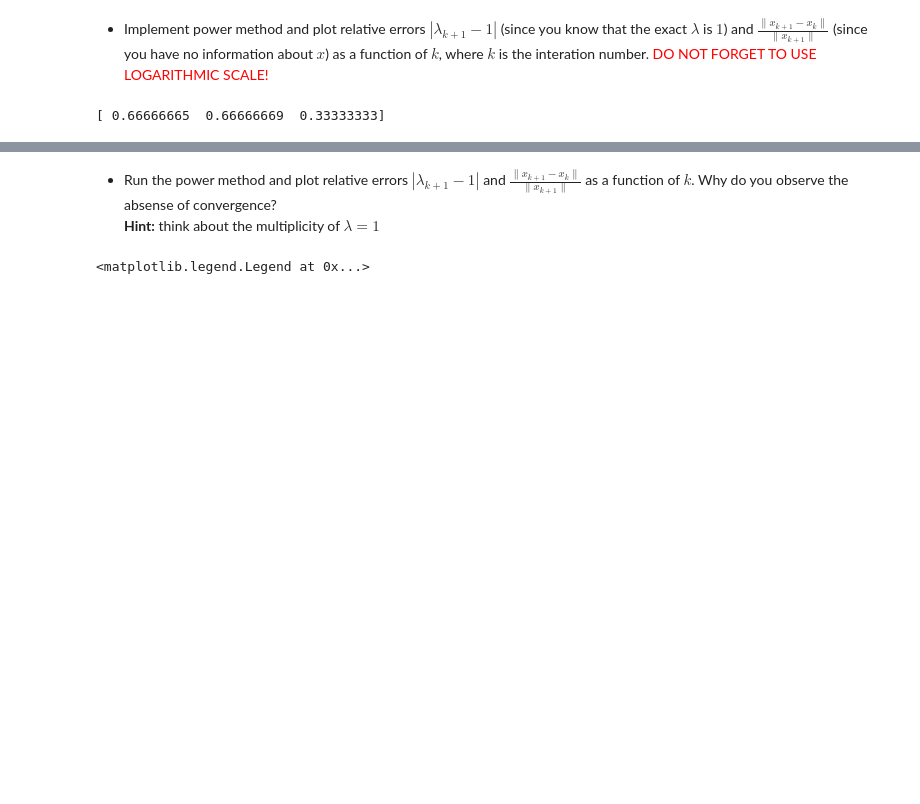
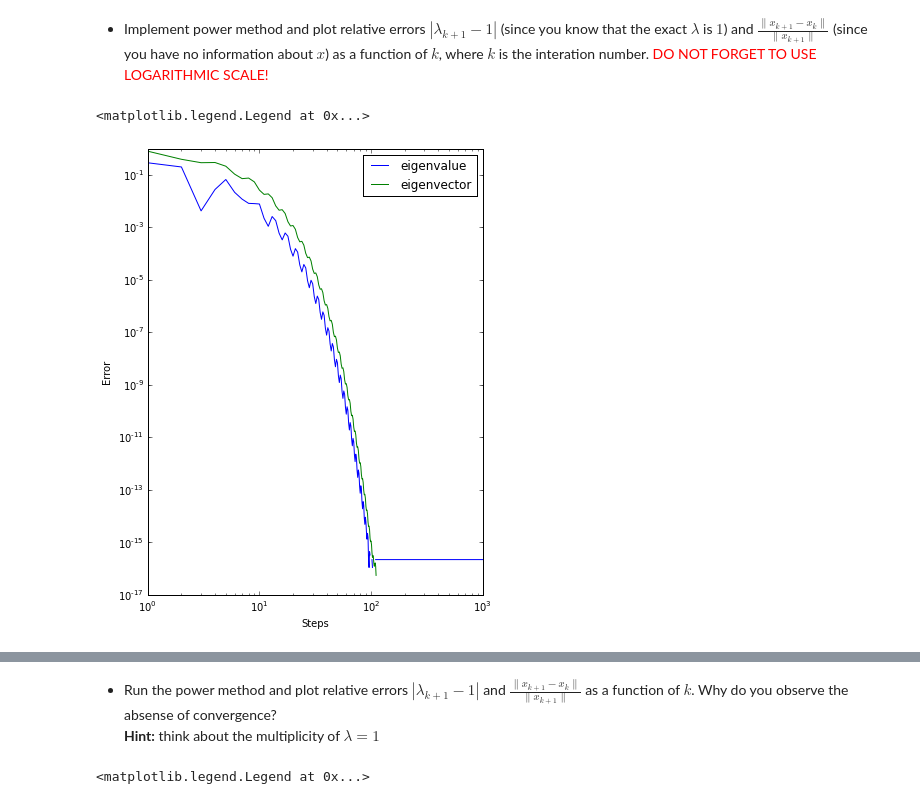
Before and after one commit to silkbottle/nla-hometasks, a Jupyter notebook: homework-3.ipynb, the cells around one changed output, grey strips where cells are left out. Drawn from its saved outputs; the diff is of its cells as text; code cells hidden in the pictures; blank space fills up the shorter version.

```diff
--- a/homework-3.ipynb
+++ b/homework-3.ipynb
@@ -167,19 +167,31 @@ plot_results({'householder': (h, sizes), 'GS': (gs, sizes), 'MGS': (mgs, sizes)}
 A = np.array([[0, 1./2, 1], [1, 0, 0], [0, 1./2, 0]])
 # %% [markdown]
 * Implement power method and plot relative errors ${|\lambda_{k+1} - 1|}$ (since you know that the exact $\lambda$ is $1$) and $\frac{\|x_{k+1} - x_{k}\|}{\|x_{k+1}\|}$ (since you have no information about $x$) as a function of $k$, where $k$ is the interation number. <font color='red'>DO NOT FORGET TO USE LOGARITHMIC SCALE!</font>
-# %%
-import matplotlib.pyplot as plt
-%matplotlib inline
-
-x = np.random.rand(A.shape[0])
-x /= np.sqrt(x.dot(x))
-for i in range(50):
-    x = A.dot(x)
-    x /= np.sqrt(x.dot(x))
-
-print x
-# %% [output]
-[ 0.66666665  0.66666669  0.33333333]
+# %%
+import matplotlib.pyplot as plt
+%matplotlib inline
+
+N = A.shape[0]
+x = np.random.rand(N)
+er_l = []
+er_x = []
+iterations = 1000
+for i in range(iterations):
+    y = A.dot(x)
+    y /= np.sqrt(y.dot(y))
+    er_l.append(np.abs(A.dot(x).dot(x) - 1))
+    er_x.append(np.linalg.norm(y - x))
+    x = y
+
+plt.figure(figsize = (6, 8))
+plt.loglog(er_l, label = 'eigenvalue')
+plt.loglog(er_x, label = 'eigenvector')
+plt.ylabel('Error')
+plt.xlabel('Steps')
+plt.legend(loc = 'best')
+# %% [output]
+<matplotlib.legend.Legend at 0x...>
+[figure, added]
 # %% [markdown]
 ### Disconneted graph: damping factor importance
 
```
Also changed, not shown: parts of 20 cells of this notebook.
